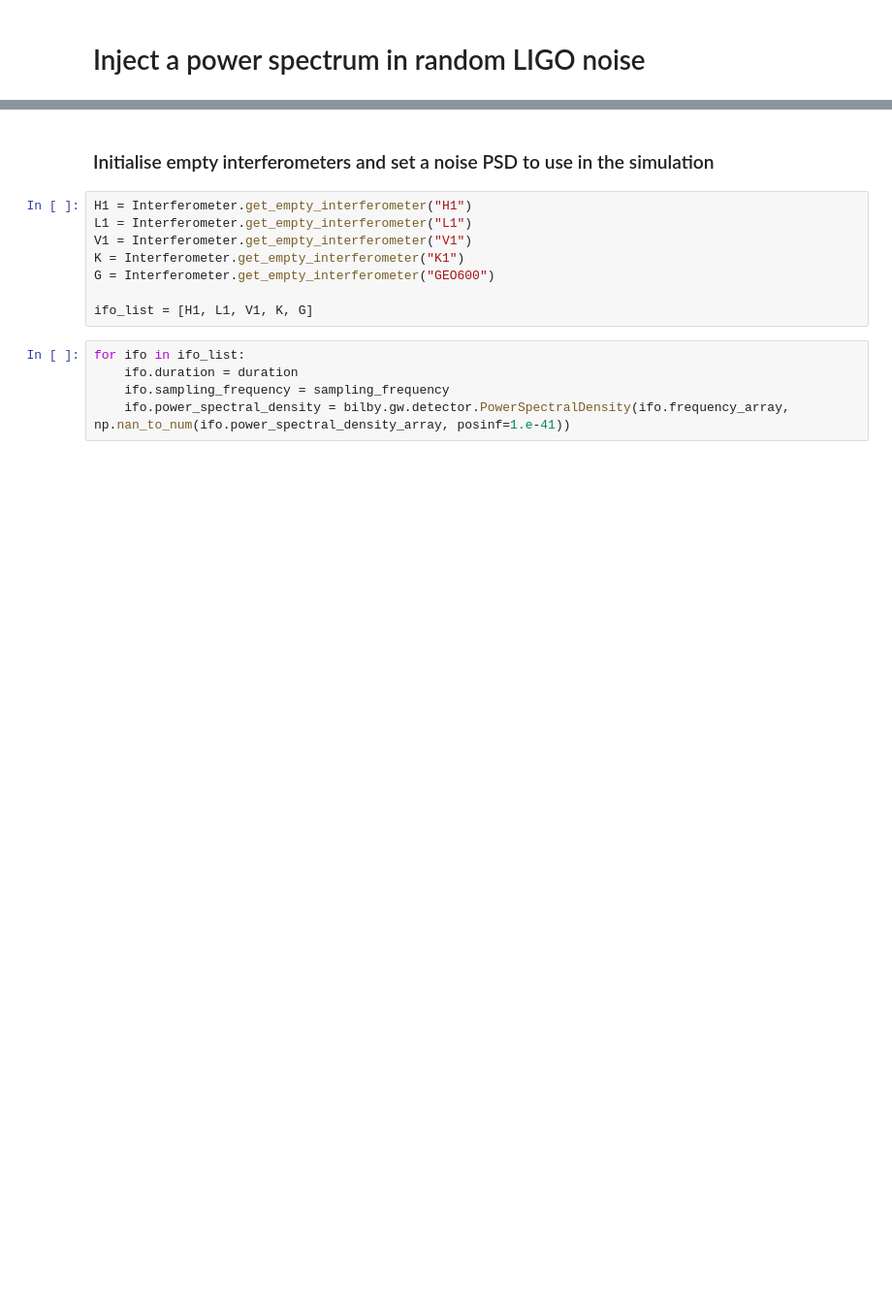
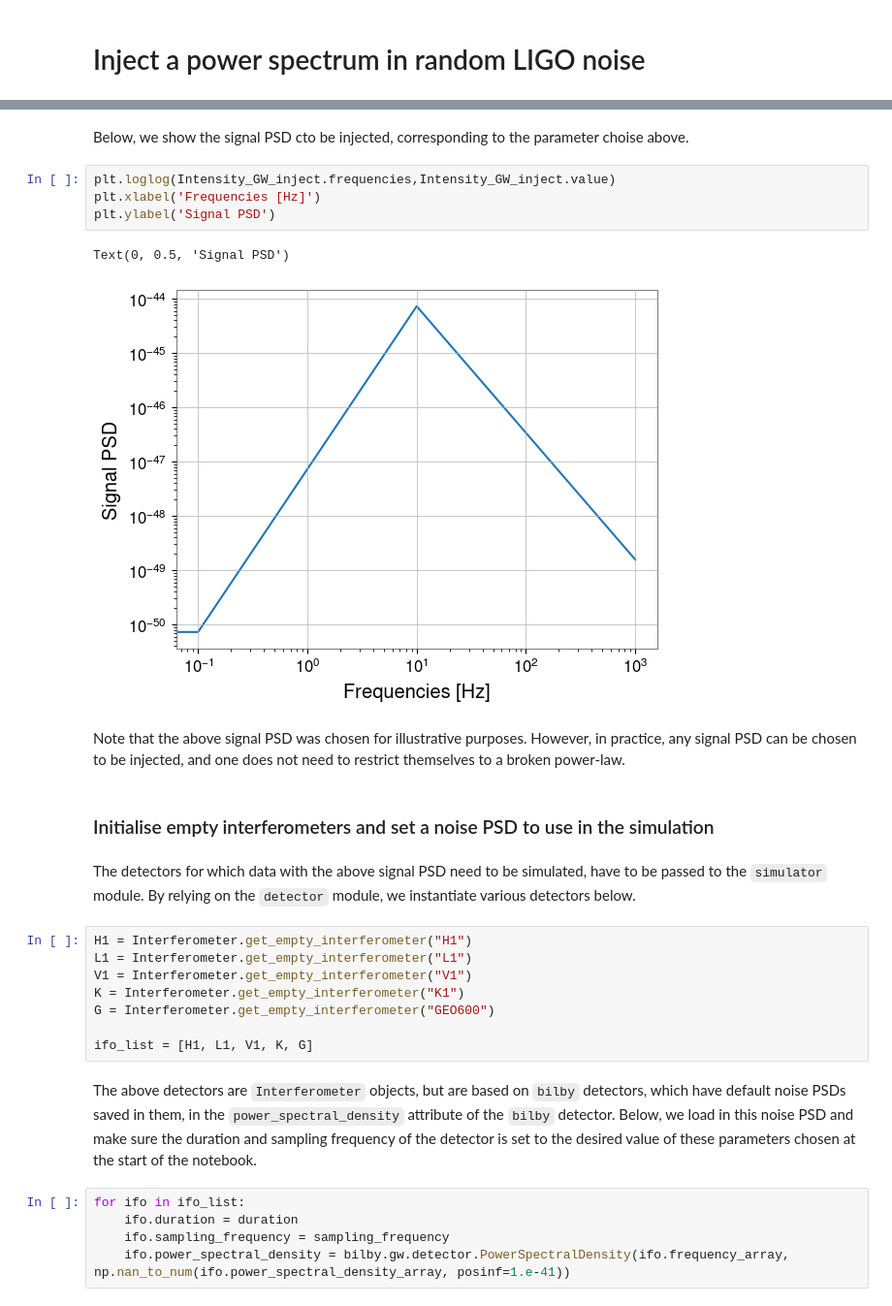
Before and after one commit to a-renzini/pygwb, a Jupyter notebook: tutorials/generate_stochastic_background_in_network.ipynb, the cells around one changed output, grey strips where cells are left out. Shown at 97% size. Drawn from its saved outputs; the diff is of its cells as text; blank space fills up the shorter version.

```diff
--- a/tutorials/generate_stochastic_background_in_network.ipynb
+++ b/tutorials/generate_stochastic_background_in_network.ipynb
@@ -64,8 +71,21 @@ def IntensityGW(freqs, omegaRef, alpha1, fref, alpha2 = 2/3):
     return gwpy.frequencyseries.FrequencySeries(power, frequencies=freqs)
 
 Intensity_GW_inject = IntensityGW(frequencies_x, omegaRef = omegaRef, alpha1 = alpha1, fref = fref)
+# %% [markdown]
+Below, we show the signal PSD cto be injected, corresponding to the parameter choise above.
+# %%
+plt.loglog(Intensity_GW_inject.frequencies,Intensity_GW_inject.value)
+plt.xlabel('Frequencies [Hz]')
+plt.ylabel('Signal PSD')
+# %% [output]
+Text(0, 0.5, 'Signal PSD')
+[figure, added]
+# %% [markdown]
+Note that the above signal PSD was chosen for illustrative purposes. However, in practice, any signal PSD can be chosen to be injected, and one does not need to restrict themselves to a broken power-law.
 # %% [markdown]
 ### Initialise empty interferometers and set a noise PSD to use in the simulation
+# %% [markdown]
+The detectors for which data with the above signal PSD need to be simulated, have to be passed to the `simulator` module. By relying on the `detector` module, we instantiate various detectors below.
 # %%
 H1 = Interferometer.get_empty_interferometer("H1")
 L1 = Interferometer.get_empty_interferometer("L1")
@@ -74,6 +94,8 @@ K = Interferometer.get_empty_interferometer("K1")
 G = Interferometer.get_empty_interferometer("GEO600")
 
 ifo_list = [H1, L1, V1, K, G]
+# %% [markdown]
+The above detectors are `Interferometer` objects, but are based on `bilby` detectors, which have default noise PSDs saved in them, in the `power_spectral_density` attribute of the `bilby` detector. Below, we load in this noise PSD and make sure the duration and sampling frequency of the detector is set to the desired value of these parameters chosen at the start of the notebook.
 # %%
 for ifo in ifo_list:
     ifo.duration = duration
```
Also changed, not shown: parts of 30 cells of this notebook.
